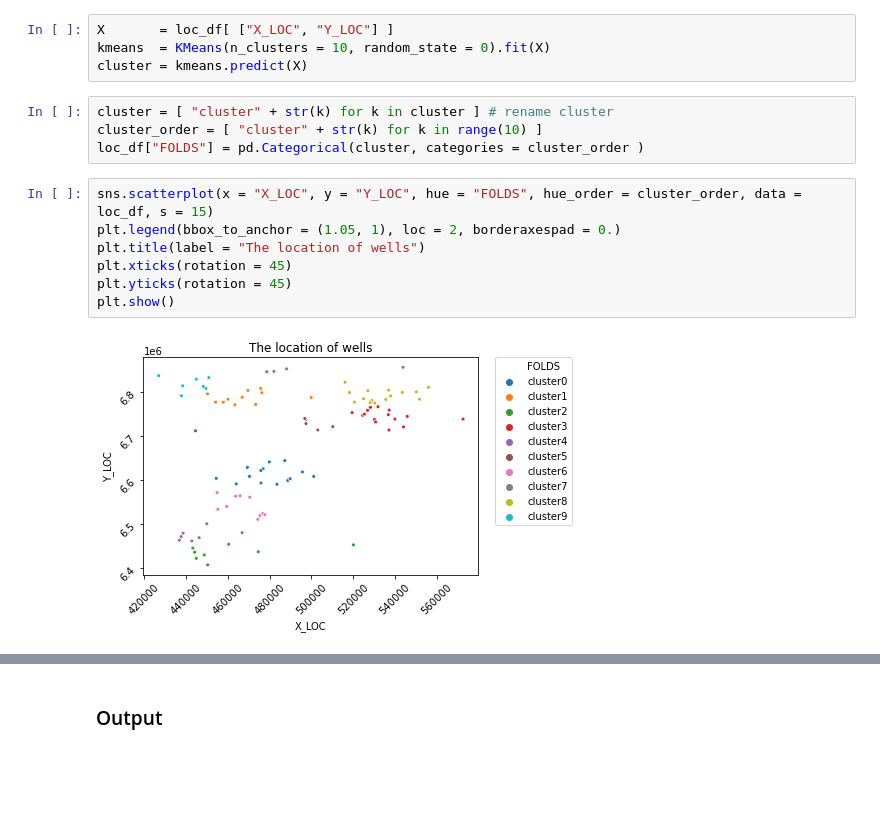
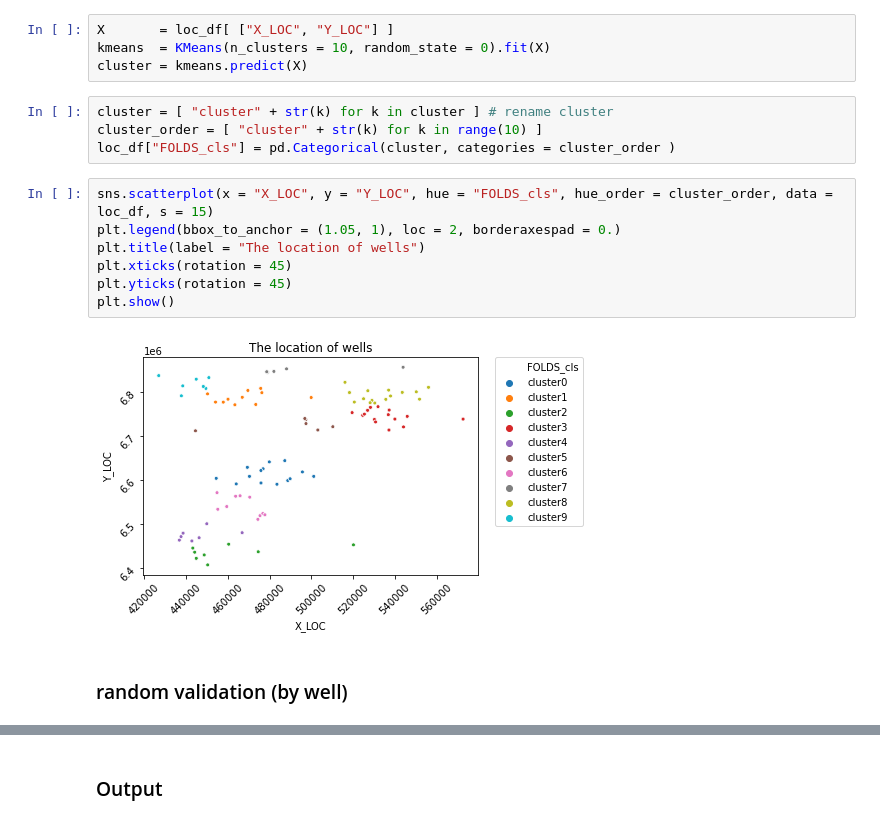
Before and after one commit to arloe/classification_lithology, a Jupyter notebook: 1. Introduction.ipynb, the cells around one changed output, grey strips where cells are left out. Cells and saved outputs as stored; diff of their text form; blank space fills up the shorter version.

Commit message:
Exploring data and easy preprocessing

```diff
--- a/1. Introduction.ipynb
+++ b/1. Introduction.ipynb
@@ -60,13 +68,15 @@ cluster = kmeans.predict(X)
 # %%
 cluster = [ "cluster" + str(k) for k in cluster ] # rename cluster
 cluster_order = [ "cluster" + str(k) for k in range(10) ]
-loc_df["FOLDS"] = pd.Categorical(cluster, categories = cluster_order )
+loc_df["FOLDS_cls"] = pd.Categorical(cluster, categories = cluster_order )
 # %%
-sns.scatterplot(x = "X_LOC", y = "Y_LOC", hue = "FOLDS", hue_order = cluster_order, data = loc_df, s = 15)
+sns.scatterplot(x = "X_LOC", y = "Y_LOC", hue = "FOLDS_cls", hue_order = cluster_order, data = loc_df, s = 15)
 plt.legend(bbox_to_anchor = (1.05, 1), loc = 2, borderaxespad = 0.)
 plt.title(label = "The location of wells")
 plt.xticks(rotation = 45)
 plt.yticks(rotation = 45)
 plt.show()
 # %% [output]
-[figure, old version]
+[figure, new version]
+# %% [markdown]
+### random validation (by well)
```
Also changed, not shown: parts of 3 cells of this notebook.
